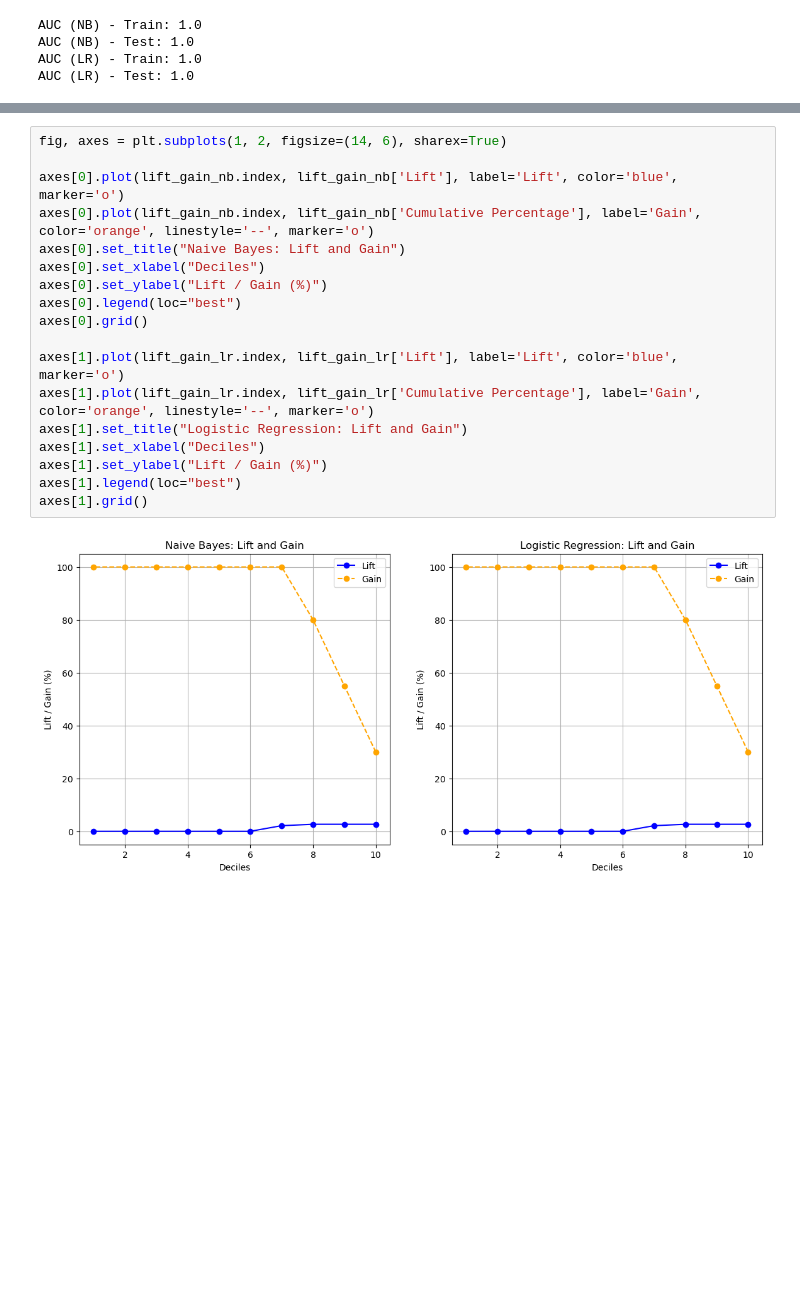
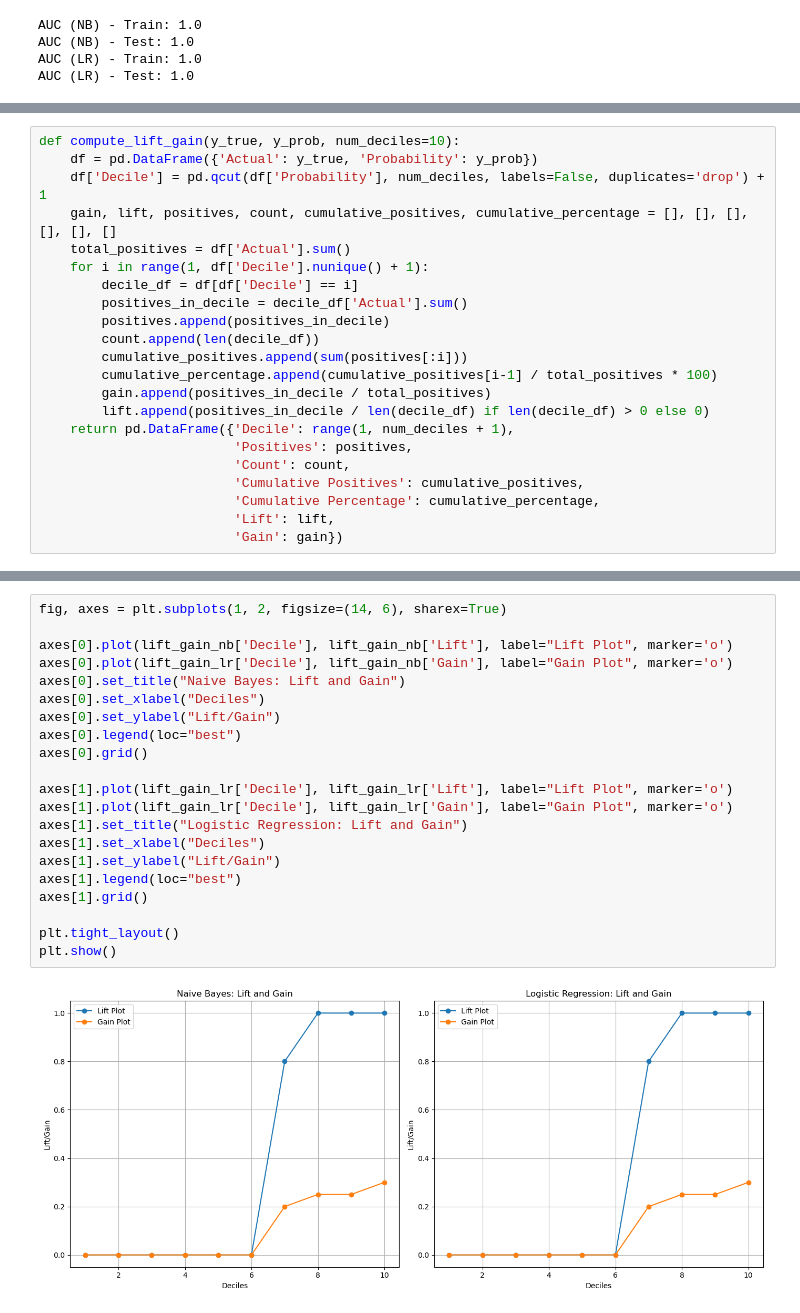
Before and after one commit to RahulChhatbar/Generative-vs-Discriminative-Models, a Jupyter notebook: src/penguin_analysis.ipynb, the cells around one changed output, grey strips where cells are left out. Drawn from its saved outputs; the diff is of its cells as text; blank space fills up the shorter version.

```diff
--- a/src/penguin_analysis.ipynb
+++ b/src/penguin_analysis.ipynb
@@ -245,0 +285,22 @@ lift_gain_lr = compute_lift_gain(y_test, y_prob_lr_test)
+# %%
+def compute_lift_gain(y_true, y_prob, num_deciles=10):
+    df = pd.DataFrame({'Actual': y_true, 'Probability': y_prob})
+    df['Decile'] = pd.qcut(df['Probability'], num_deciles, labels=False, duplicates='drop') + 1
+    gain, lift, positives, count, cumulative_positives, cumulative_percentage = [], [], [], [], [], []
+    total_positives = df['Actual'].sum()
+    for i in range(1, df['Decile'].nunique() + 1):
+        decile_df = df[df['Decile'] == i]
+        positives_in_decile = decile_df['Actual'].sum()
+        positives.append(positives_in_decile)
+        count.append(len(decile_df))
+        cumulative_positives.append(sum(positives[:i]))
+        cumulative_percentage.append(cumulative_positives[i-1] / total_positives * 100)
+        gain.append(positives_in_decile / total_positives)
+        lift.append(positives_in_decile / len(decile_df) if len(decile_df) > 0 else 0)
+    return pd.DataFrame({'Decile': range(1, num_deciles + 1),
+                         'Positives': positives,
+                         'Count': count,
+                         'Cumulative Positives': cumulative_positives,
+                         'Cumulative Percentage': cumulative_percentage,
+                         'Lift': lift,
+                         'Gain': gain})
@@ -246,20 +334,23 @@ lift_gain_lr = compute_lift_gain(y_test, y_prob_lr_test)
 # %%
 fig, axes = plt.subplots(1, 2, figsize=(14, 6), sharex=True)
 
-axes[0].plot(lift_gain_nb.index, lift_gain_nb['Lift'], label='Lift', color='blue', marker='o')
-axes[0].plot(lift_gain_nb.index, lift_gain_nb['Cumulative Percentage'], label='Gain', color='orange', linestyle='--', marker='o')
+axes[0].plot(lift_gain_nb['Decile'], lift_gain_nb['Lift'], label="Lift Plot", marker='o')
+axes[0].plot(lift_gain_lr['Decile'], lift_gain_nb['Gain'], label="Gain Plot", marker='o')
 axes[0].set_title("Naive Bayes: Lift and Gain")
 axes[0].set_xlabel("Deciles")
-axes[0].set_ylabel("Lift / Gain (%)")
+axes[0].set_ylabel("Lift/Gain")
 axes[0].legend(loc="best")
 axes[0].grid()
 
-axes[1].plot(lift_gain_lr.index, lift_gain_lr['Lift'], label='Lift', color='blue', marker='o')
-axes[1].plot(lift_gain_lr.index, lift_gain_lr['Cumulative Percentage'], label='Gain', color='orange', linestyle='--', marker='o')
+axes[1].plot(lift_gain_lr['Decile'], lift_gain_lr['Lift'], label="Lift Plot", marker='o')
+axes[1].plot(lift_gain_lr['Decile'], lift_gain_lr['Gain'], label="Gain Plot", marker='o')
 axes[1].set_title("Logistic Regression: Lift and Gain")
 axes[1].set_xlabel("Deciles")
-axes[1].set_ylabel("Lift / Gain (%)")
+axes[1].set_ylabel("Lift/Gain")
 axes[1].legend(loc="best")
 axes[1].grid()
+
+plt.tight_layout()
+plt.show()
 # %% [output]
-[figure, old version]
+[figure, new version]
```
Also changed, not shown: parts of 16 cells of this notebook, 2 other files.
